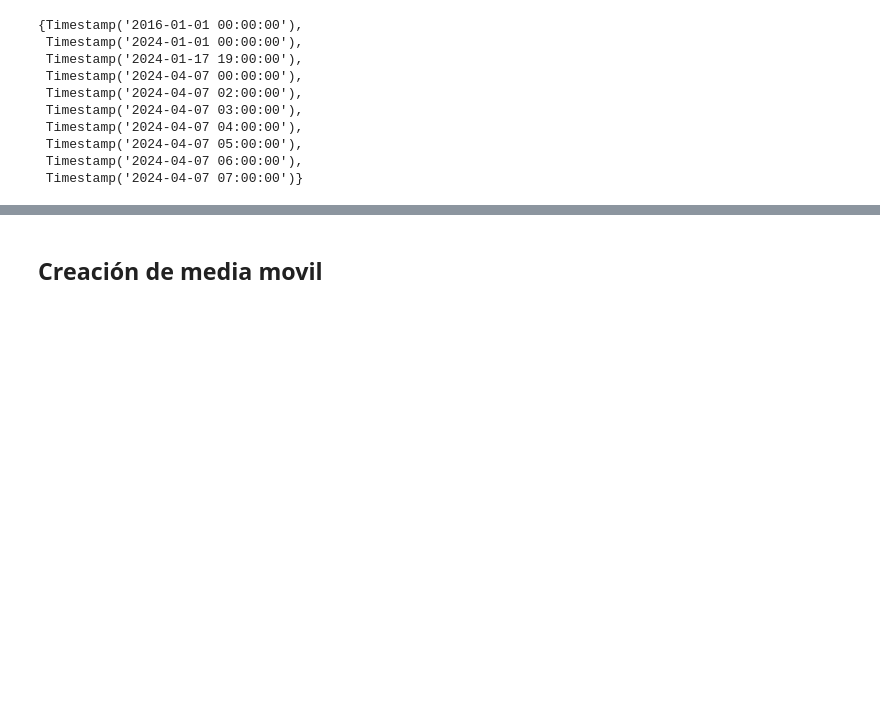
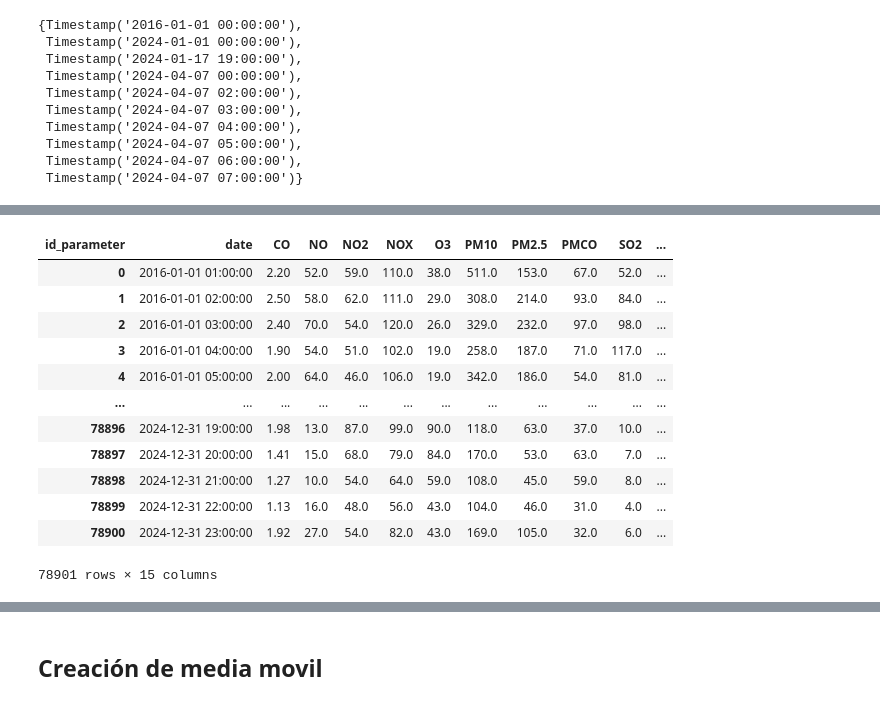
Before and after one commit to guillermoArr/HoyNoCircula, a Jupyter notebook: Codigo/data_processing.ipynb, the cells around one changed output, grey strips where cells are left out. Drawn from its saved outputs; the diff is of its cells as text; code cells hidden in the pictures; blank space fills up the shorter version.

```diff
--- a/Codigo/data_processing.ipynb
+++ b/Codigo/data_processing.ipynb
@@ -58,9 +58,10 @@ def impute_nan_dates(date_series):
     dates = date_series.copy()
     for i in range(len(date_series)):
         if isinstance(date_series[i], float) and np.isnan(date_series[i]):
-            prev = dates[i-1]
-            dt = datetime.strptime(prev, "%Y-%m-%d %H:%M:%S") + timedelta(days=1)
+            dt = datetime.strptime(prev, "%Y-%m-%d %H:%M:%S") + timedelta(hours=1)
             dates[i] = dt.strftime("%Y-%m-%d 00:00:00")
+        else:
+            prev = dates[i]
     return dates
 # %%
 contaminantes_2016['date'] = contaminantes_2016['date'].apply(change_24)
@@ -256 +297,18 @@ pivoted_df_max
+# %%
+all_pivoted_max = pd.merge(pivoted_df_max, m_pivoted_df_max, on='date', how='inner')
+all_pivoted_max
+# %% [output]
+| id_parameter | date | CO | NO | NO2 | NOX | O3 | PM10 | PM2.5 | PMCO | SO2 | ... |
+| 0 | 2016-01-01 01:00:00 | 2.20 | 52.0 | 59.0 | 110.0 | 38.0 | 511.0 | 153.0 | 67.0 | 52.0 | ... |
+| 1 | 2016-01-01 02:00:00 | 2.50 | 58.0 | 62.0 | 111.0 | 29.0 | 308.0 | 214.0 | 93.0 | 84.0 | ... |
+| 2 | 2016-01-01 03:00:00 | 2.40 | 70.0 | 54.0 | 120.0 | 26.0 | 329.0 | 232.0 | 97.0 | 98.0 | ... |
+| 3 | 2016-01-01 04:00:00 | 1.90 | 54.0 | 51.0 | 102.0 | 19.0 | 258.0 | 187.0 | 71.0 | 117.0 | ... |
+| 4 | 2016-01-01 05:00:00 | 2.00 | 64.0 | 46.0 | 106.0 | 19.0 | 342.0 | 186.0 | 54.0 | 81.0 | ... |
+| ... | ... | ... | ... | ... | ... | ... | ... | ... | ... | ... | ... |
+| 78896 | 2024-12-31 19:00:00 | 1.98 | 13.0 | 87.0 | 99.0 | 90.0 | 118.0 | 63.0 | 37.0 | 10.0 | ... |
+| 78897 | 2024-12-31 20:00:00 | 1.41 | 15.0 | 68.0 | 79.0 | 84.0 | 170.0 | 53.0 | 63.0 | 7.0 | ... |
+| 78898 | 2024-12-31 21:00:00 | 1.27 | 10.0 | 54.0 | 64.0 | 59.0 | 108.0 | 45.0 | 59.0 | 8.0 | ... |
+| 78899 | 2024-12-31 22:00:00 | 1.13 | 16.0 | 48.0 | 56.0 | 43.0 | 104.0 | 46.0 | 31.0 | 4.0 | ... |
+| 78900 | 2024-12-31 23:00:00 | 1.92 | 27.0 | 54.0 | 82.0 | 43.0 | 169.0 | 105.0 | 32.0 | 6.0 | ... |
+78901 rows × 15 columns
 # %%
```
Also changed, not shown: parts of 15 cells of this notebook, 3 other files.
